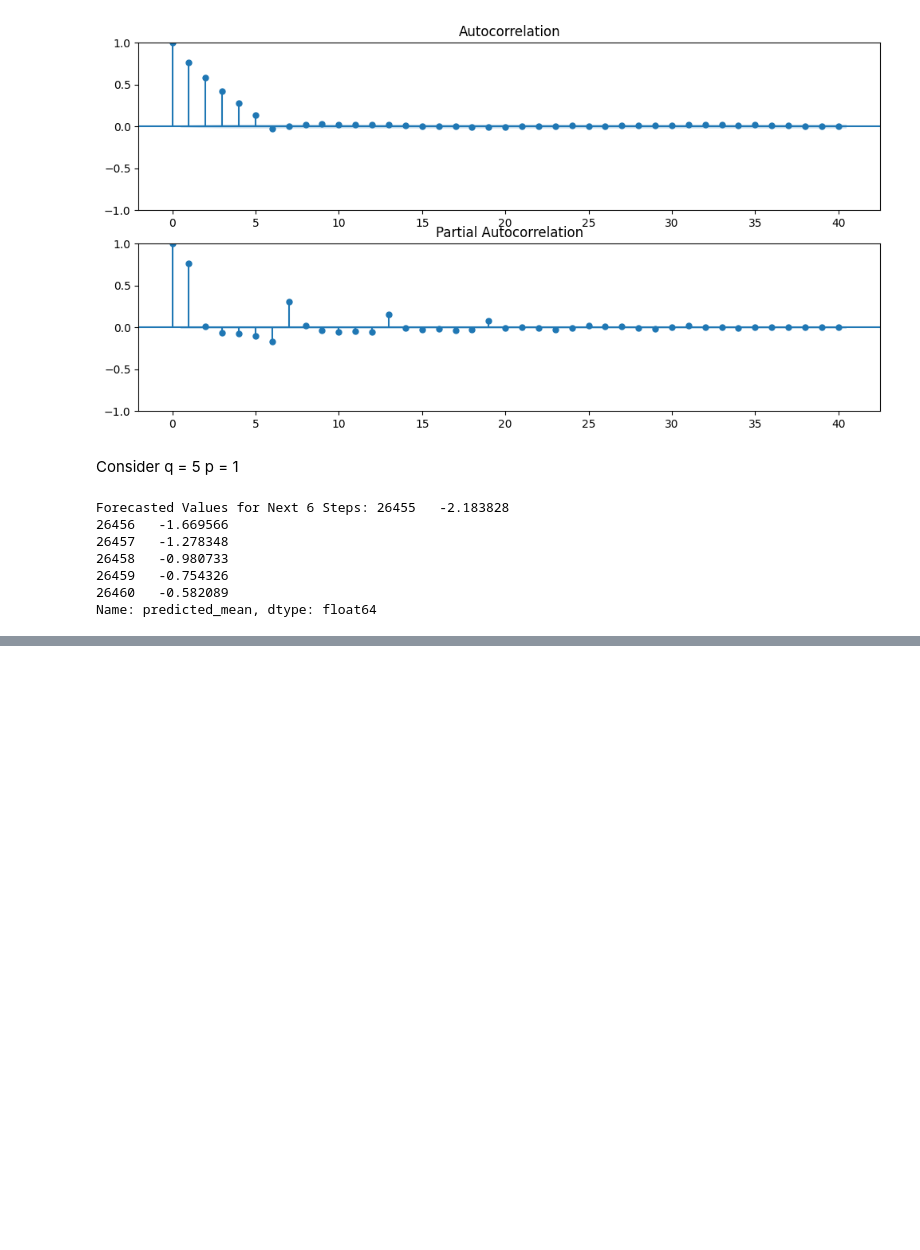
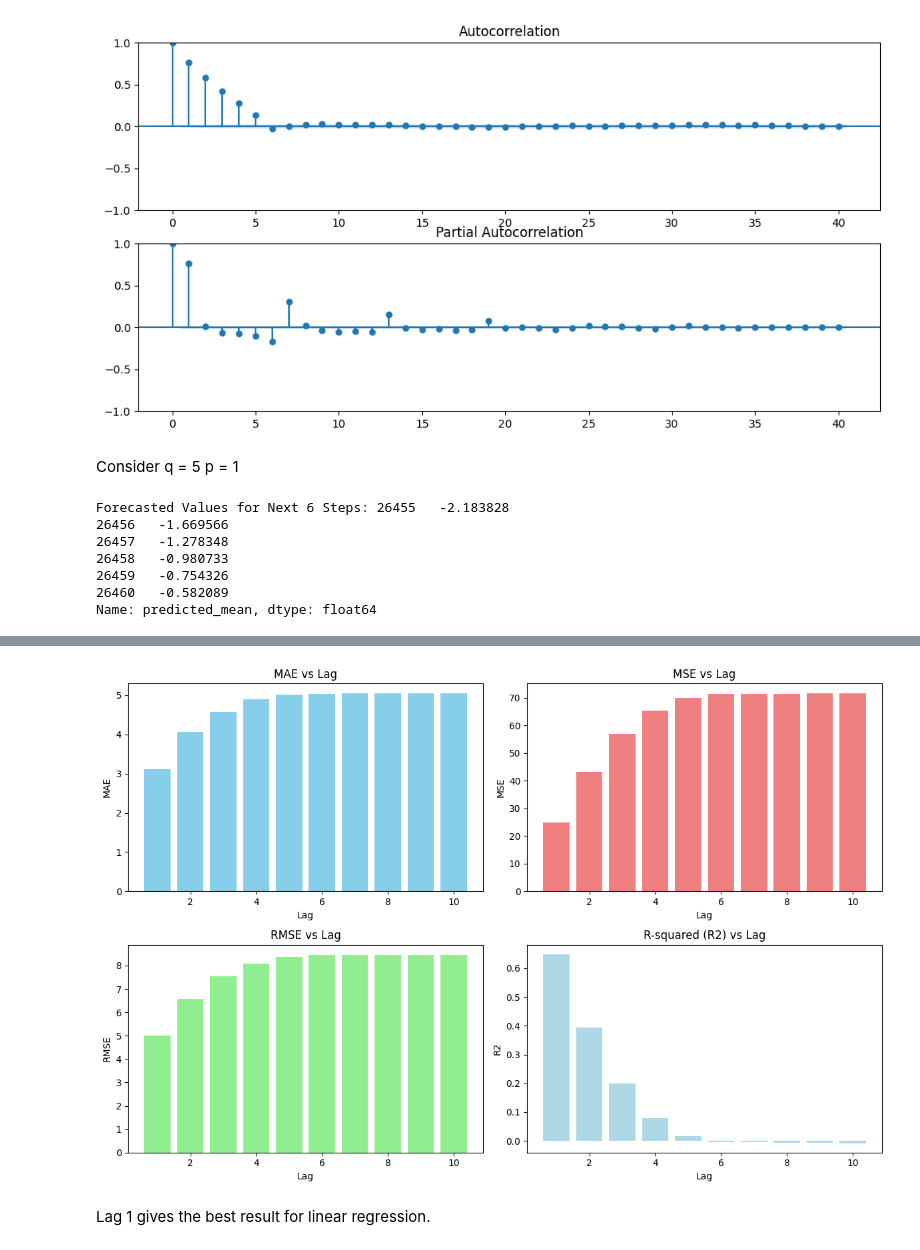
Before and after one commit to UNT-CSCE-Projects/US_stock_market_prediction, a Jupyter notebook: Optiver_stock_closing_price.ipynb, the cells around one changed output, grey strips where cells are left out. Drawn from its saved outputs; the diff is of its cells as text; code cells hidden in the pictures; blank space fills up the shorter version.

Commit message:
Linear Regression with different lag features

```diff
--- a/Optiver_stock_closing_price.ipynb
+++ b/Optiver_stock_closing_price.ipynb
@@ -360,0 +437,4 @@ Name: predicted_mean, dtype: float64
+# %%
+# Fill missing values in 'far_price' and 'near_price' columns with zeros
+stock_52['far_price'].fillna(0, inplace=True)
+stock_52['near_price'].fillna(0, inplace=True)
@@ -360,0 +452,16 @@ Name: predicted_mean, dtype: float64
+# %%
+# Create a DataFrame to store the results - evaluation metrics
+results = pd.DataFrame(columns=['Lag', 'MAE', 'MSE', 'RMSE', 'R2'])
+# %%
+# Feature engineering - Create lag features
+def create_lag_features(data, lag):
+    data_copy = data.copy()
+    data_copy[f'target_lag_{lag}'] = data_copy['target'].shift(lag)
+
+    # Specify a suitable value to fill the first values
+    fill_value = 0
+
+    # Assign the fill_value to the first values in the lagged column
+    data_copy[f'target_lag_{lag}'].fillna(fill_value, inplace=True)
+
+    return data_copy
@@ -360,0 +525,46 @@ Name: predicted_mean, dtype: float64
+# %%
+import matplotlib.pyplot as plt
+
+# Sample data from df_metric_lr
+df_metric_lr = pd.DataFrame(results)
+
+# Set the Lag column as the index
+df_metric_lr.set_index('Lag', inplace=True)
+
+# Create bar charts for each metric
+plt.figure(figsize=(12, 8))
+
+# MAE
+plt.subplot(2, 2, 1)
+plt.bar(df_metric_lr.index, df_metric_lr['MAE'], color='skyblue')
+plt.xlabel('Lag')
+plt.ylabel('MAE')
+plt.title('MAE vs Lag')
+
+# MSE
+plt.subplot(2, 2, 2)
+plt.bar(df_metric_lr.index, df_metric_lr['MSE'], color='lightcoral')
+plt.xlabel('Lag')
+plt.ylabel('MSE')
+plt.title('MSE vs Lag')
+
+# RMSE
+plt.subplot(2, 2, 3)
+plt.bar(df_metric_lr.index, df_metric_lr['RMSE'], color='lightgreen')
+plt.xlabel('Lag')
+plt.ylabel('RMSE')
+plt.title('RMSE vs Lag')
+
+# R2
+plt.subplot(2, 2, 4)
+plt.bar(df_metric_lr.index, df_metric_lr['R2'], color='lightblue')
+plt.xlabel('Lag')
+plt.ylabel('R2')
+plt.title('R-squared (R2) vs Lag')
+
+plt.tight_layout()
+plt.show()
+# %% [output]
+[figure, added]
+# %% [markdown]
+Lag 1 gives the best result for linear regression.
```
Also changed, not shown: parts of 12 cells of this notebook.
